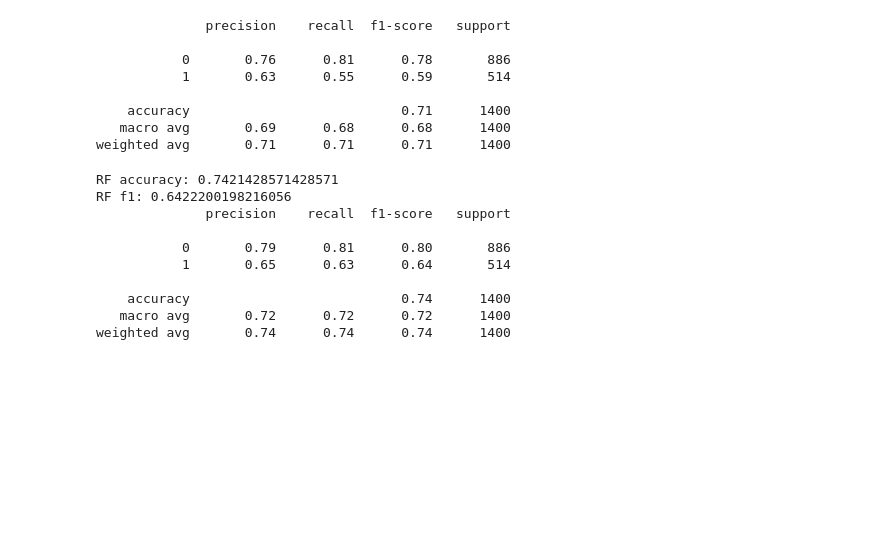
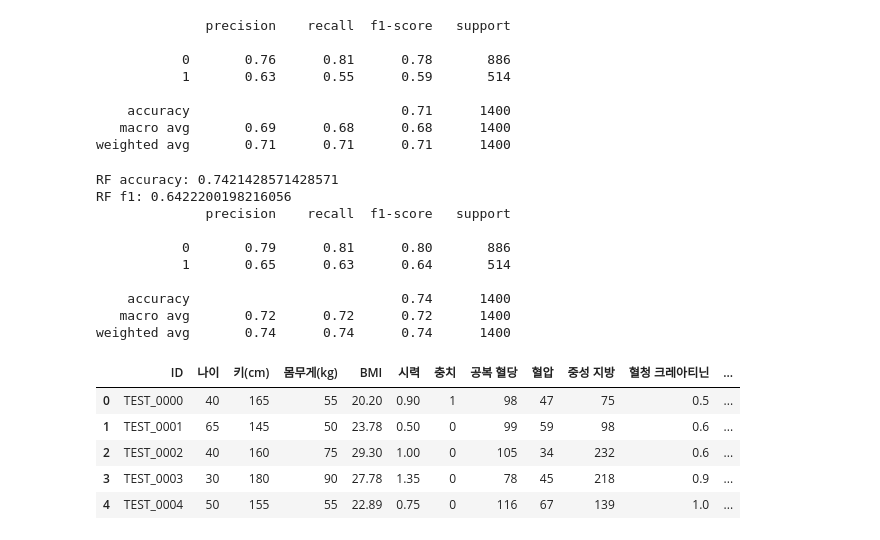
Before and after one commit to EJEJejje/AH_01_2_mini, a Jupyter notebook: 미니프로젝트_n_이연희.ipynb, the cells around one changed output. Cells and saved outputs as stored; diff of their text form; code cells hidden in the pictures; blank space fills up the shorter version.

```diff
--- a/미니프로젝트_n_이연희.ipynb
+++ b/미니프로젝트_n_이연희.ipynb
@@ -168,3 +168,13 @@ RF f1: 0.6422200198216056
     accuracy                           0.74      1400
    macro avg       0.72      0.72      0.72      1400
 weighted avg       0.74      0.74      0.74      1400
+# %%
+test = pd.read_csv('./test.csv')
+test.head()
+# %% [output]
+|  | ID | 나이 | 키(cm) | 몸무게(kg) | BMI | 시력 | 충치 | 공복 혈당 | 혈압 | 중성 지방 | 혈청 크레아티닌 | ... |
+| 0 | TEST_0000 | 40 | 165 | 55 | 20.20 | 0.90 | 1 | 98 | 47 | 75 | 0.5 | ... |
+| 1 | TEST_0001 | 65 | 145 | 50 | 23.78 | 0.50 | 0 | 99 | 59 | 98 | 0.6 | ... |
+| 2 | TEST_0002 | 40 | 160 | 75 | 29.30 | 1.00 | 0 | 105 | 34 | 232 | 0.6 | ... |
+| 3 | TEST_0003 | 30 | 180 | 90 | 27.78 | 1.35 | 0 | 78 | 45 | 218 | 0.9 | ... |
+| 4 | TEST_0004 | 50 | 155 | 55 | 22.89 | 0.75 | 0 | 116 | 67 | 139 | 1.0 | ... |
```
Also changed, not shown: parts of 3 cells of this notebook.
